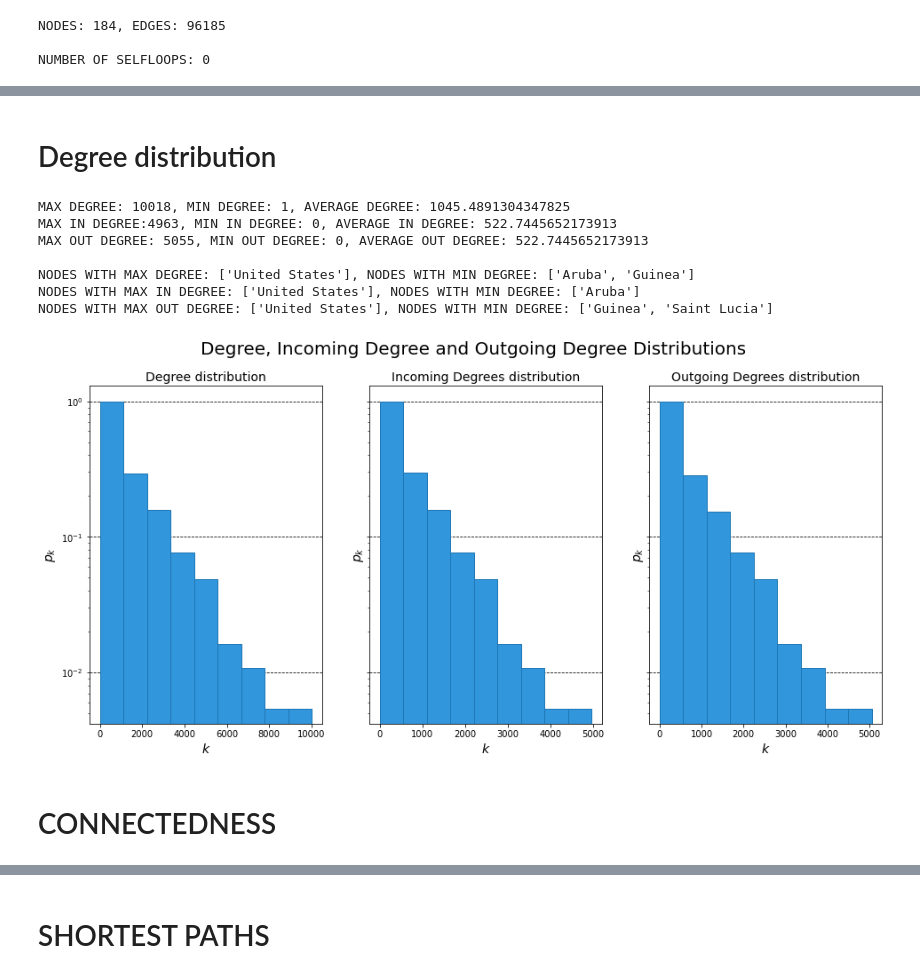
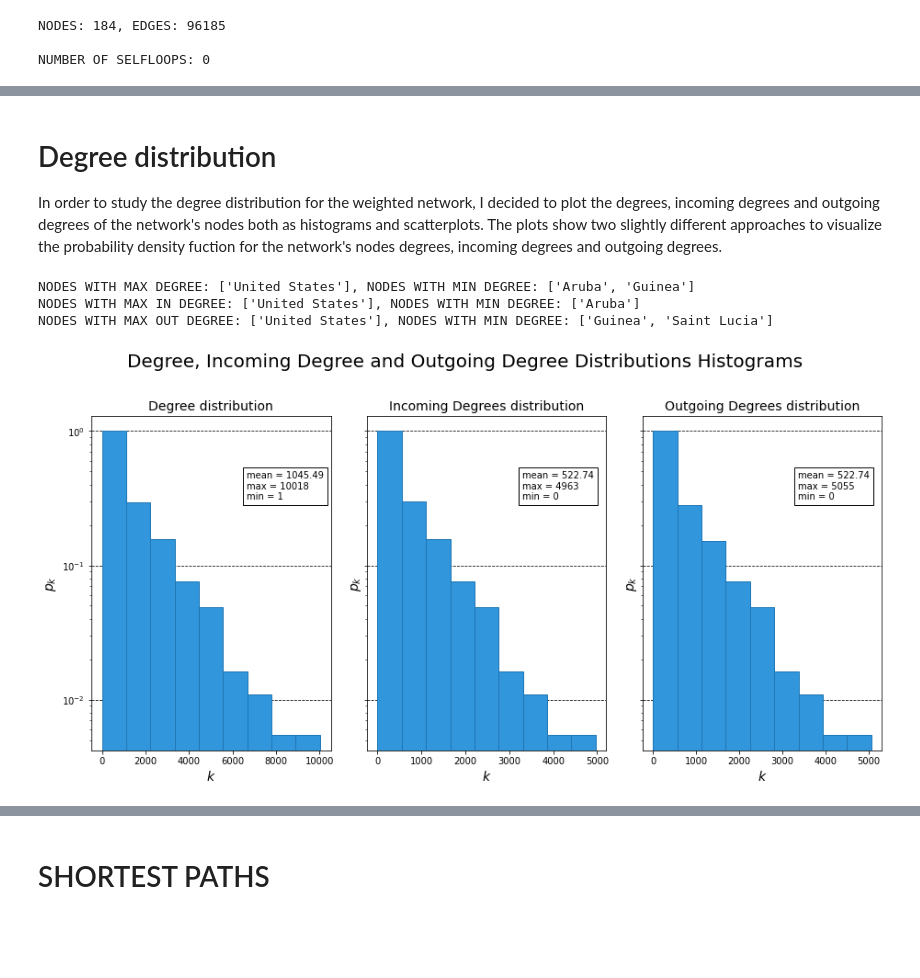
Before and after one commit to kdd-lab/2020_Ricciarelli, a Jupyter notebook: code/notebook/weighted_network_analysis.ipynb, the cells around one changed output, grey strips where cells are left out. Cells and saved outputs as stored; diff of their text form; code cells hidden in the pictures; blank space fills up the shorter version.

Commit message:
Updated notebook and images

```diff
--- a/code/notebook/weighted_network_analysis.ipynb
+++ b/code/notebook/weighted_network_analysis.ipynb
@@ -112,20 +111,19 @@ fig.savefig('./images/graph.pdf', format='pdf')
-# %% [markdown]
-# Degree distribution
+# %% [markdown]
+# Degree distribution
+
+In order to study the degree distribution for the weighted network, I decided to plot the degrees, incoming
+degrees and outgoing degrees of the network's nodes both as histograms and scatterplots. The plots show two
+slightly different approaches to visualize the probability density fuction for the network's nodes degrees,
+incoming degrees and outgoing degrees.
 # %%
 degree = sorted([d for n, d in weighted_network.degree()])
 in_degree = sorted([d for n, d in weighted_network.in_degree()])
 out_degree = sorted([d for n, d in weighted_network.out_degree()])
 
-print('MAX DEGREE: {}, MIN DEGREE: {}, AVERAGE DEGREE: {}\n'
-      'MAX IN DEGREE:{}, MIN IN DEGREE: {}, AVERAGE IN DEGREE: {}\n'
-      'MAX OUT DEGREE: {}, MIN OUT DEGREE: {}, AVERAGE OUT DEGREE: {}\n'
-      .format(max(degree), min(degree), np.mean(degree), max(in_degree),
-              min(in_degree), np.mean(in_degree), max(out_degree),
-              min(out_degree), np.mean(out_degree)))
-
-fig, axs = plt.subplots(nrows=1, ncols=3, sharey=True, figsize=(16, 7))
-fig.suptitle('Degree, Incoming Degree and Outgoing Degree Distributions',
-             fontsize=20)
+fig, axs = plt.subplots(nrows=1, ncols=3, sharey=True, figsize=(13, 7))
+fig.suptitle(
+    'Degree, Incoming Degree and Outgoing Degree Distributions Histograms',
+    fontsize=20)
 
 for i, d in enumerate([degree, in_degree, out_degree]):
     title, d_type = None, None
@@ -143,37 +141,37 @@ for i, d in enumerate([degree, in_degree, out_degree]):
         title = 'Incoming Degrees distribution'
         d_type = 'IN DEGREE'
         max_nodes = [d['state'] for n, d in weighted_network.nodes(data=True)
                      if weighted_network.in_degree(n) == max_d]
         min_nodes = [d['state'] for n, d in weighted_network.nodes(data=True)
                      if weighted_network.in_degree(n) == min_d]
     else:
         title = 'Outgoing Degrees distribution'
         d_type = 'OUT DEGREE'
         max_nodes = [d['state'] for n, d in weighted_network.nodes(data=True)
                      if weighted_network.out_degree(n) == max_d]
         min_nodes = [d['state'] for n, d in weighted_network.nodes(data=True)
                      if weighted_network.out_degree(n) == min_d]
 
     print('NODES WITH MAX {}: {}, NODES WITH MIN DEGREE: {}'
           .format(d_type, max_nodes, min_nodes))
 
     axs[i].hist(d, bins='sturges', density='True', cumulative=-1, log=True,
                zorder=2, color='#3296dc', edgecolor='#1f77b4')
     axs[i].set_title(title, fontsize=14)
     axs[i].set_xlabel(r'$k$', fontsize=14)
     axs[i].set_ylabel(r'$p_k$', fontsize=14)
     axs[i].grid(axis='y', linestyle='--', color='black', zorder=1)
+    axs[i].text(0.65, 0.75, 'mean = {}\nmax = {}\nmin = {}'
+                .format(round(np.mean(d), 2), max(d), min(d)),
+               bbox=dict(facecolor='white', edgecolor='black'),
+               transform=axs[i].transAxes)
+
+fig.tight_layout(rect=[0, 0.03, 1, 0.90])
 
 fig.savefig('./images/degrees_distributions.pdf', format='pdf',
             bbox_inches='tight')
 # %% [output]
-MAX DEGREE: 10018, MIN DEGREE: 1, AVERAGE DEGREE: 1045.4891304347825
-MAX IN DEGREE:4963, MIN IN DEGREE: 0, AVERAGE IN DEGREE: 522.7445652173913
-MAX OUT DEGREE: 5055, MIN OUT DEGREE: 0, AVERAGE OUT DEGREE: 522.7445652173913
-
 NODES WITH MAX DEGREE: ['United States'], NODES WITH MIN DEGREE: ['Aruba', 'Guinea']
 NODES WITH MAX IN DEGREE: ['United States'], NODES WITH MIN DEGREE: ['Aruba']
 NODES WITH MAX OUT DEGREE: ['United States'], NODES WITH MIN DEGREE: ['Guinea', 'Saint Lucia']
-[figure, old version]
+[figure, new version]
-# %% [markdown]
-# CONNECTEDNESS
```
Also changed, not shown: parts of 12 cells of this notebook, 5 other files.
